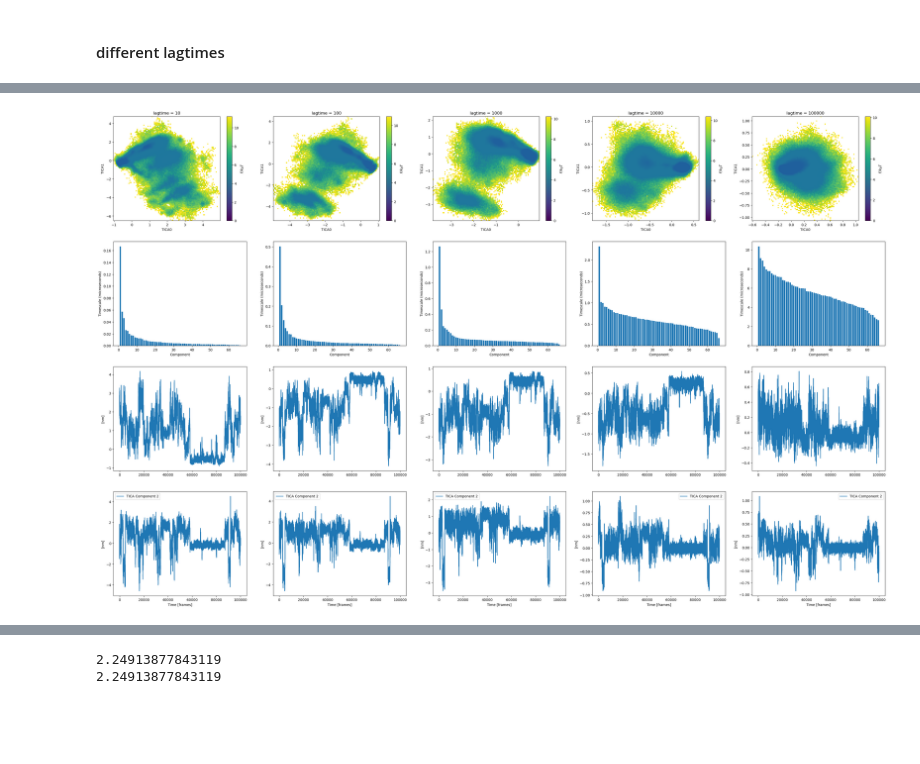
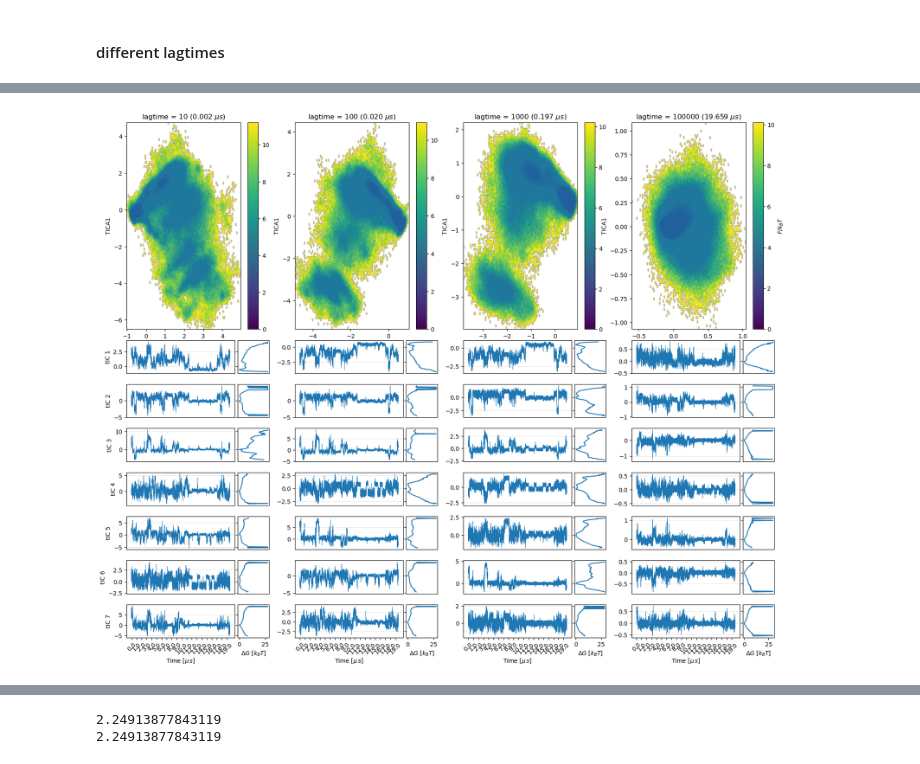
Before and after one commit to miriamzara/MSM, a Jupyter notebook: step_2new_dimensionality_reduction.ipynb, the cells around one changed output, grey strips where cells are left out. Cells and saved outputs as stored; diff of their text form; code cells hidden in the pictures; blank space fills up the shorter version.

Commit message:
lagtime with timeseries and histos

```diff
--- a/step_2new_dimensionality_reduction.ipynb
+++ b/step_2new_dimensionality_reduction.ipynb
@@ -100,31 +171,78 @@ pca_traj = pca.fit_transform(X)
 # %%
 X = dihedrals
-lagtime_array = [10, 100, 1000, 10000, 100000]
+lagtime_array = [10, 100, 1000, 100000]
+lagtime_microseconds = [lag * time_step_micros for lag in lagtime_array]
 
-fig, axes = plt.subplots(4, len(lagtime_array), figsize=(40, 5*len(lagtime_array)), sharey=False)
+
+"""
+n_tics = 8
+n_lags = len(lagtime_array)
+fig = plt.figure(figsize=(8.3*2 + 1, 10.5*2 + 4))
+
+gs = GridSpec(nrows=n_tics + 1, ncols=n_lags, figure=fig, height_ratios=[3] + [1] * n_tics, hspace = 0.2, wspace = 0.25)  # FES row is 4x taller)
+axes = np.empty((n_tics + 1, n_lags), dtype=object)
+
+for i in range(n_tics + 1):
+    for j in range(n_lags):
+        axes[i, j] = fig.add_subplot(gs[i, j])
+"""
+n_tics = 7
+n_lags = len(lagtime_array)
+
+fig = plt.figure(figsize=(5* n_lags, 16))
+
+gs = GridSpec(
+    nrows=n_tics + 1,
+    ncols=n_lags,
+    figure=fig,
+    height_ratios=[5] + [0.8] * n_tics,
+    hspace=0.2,
+    wspace=0.18
+)
+
+axes = np.empty((n_tics + 1, n_lags), dtype=object)
+
+for i in range(n_tics + 1):
+    for j in range(n_lags):
+        axes[i, j] = fig.add_subplot(gs[i, j])
+
 
 for lagtime in lagtime_array:
-    ticamodel = TICA(lagtime=lagtime, dim=5)
+    ticamodel = TICA(lagtime=lagtime, dim=n_tics)
     ticamodel.fit(X)
     tica_traj = ticamodel.transform(X)
-    plot_free_energy_projection(tica_traj, 0, 1, ax = axes[0, lagtime_array.index(lagtime)], axlabel = "TICA", axtitle = f"lagtime = {lagtime}")
+    if lagtime == lagtime_array[-1]:
+        colorbarlabel = r"$F/k_B T$"
+    else:
+        colorbarlabel = None
+    plot_free_energy_projection(tica_traj, 0, 1, ax = axes[0, lagtime_array.index(lagtime)], axlabel = "TICA", colorbarlabel = colorbarlabel, axtitle = rf"lagtime = {lagtime} ({lagtime_microseconds[lagtime_array.index(lagtime)]:.3f} $\mu s$)")
 
+    for component in range(n_tics):
 
-    # Plot timescales
-    timescales = ticamodel.model.timescales()
-    axes[1, lagtime_array.index(lagtime)].bar(range(1, len(timescales) + 1), timescales * time_step_micros)
-    axes[1, lagtime_array.index(lagtime)].set_xlabel("Component")
-    axes[1, lagtime_array.index(lagtime)].set_ylabel("Timescale (microseconds)")
+        j = lagtime_array.index(lagtime)
+        ax = axes[1 + component, j]
+        x = tica_traj[:100000, component]
+        ax.set_xticks(np.arange(0, 100000, one_microsecond_in_frames))
+        ax.set_xticklabels(np.arange(0, 100000/one_microsecond_in_frames, 1), rotation=45)
+        ax.plot(x, lw=0.5)
+        if lagtime == lagtime_array[0]:
+            ax.set_ylabel(f"tIC {component + 1}")
+        else:
+            ax.set_ylabel("")
+        ax.tick_params(axis="x", labelrotation=45)
+        ax.grid(axis="y", alpha=0.3)
+        ax_fe = add_1d_free_energy_axis(
+            ax=ax,
+            x=x,
+            bins=100,
+            color="C0")
+        if component < n_tics - 1:
+            ax.set_xticks([])
+            ax.set_xlabel("")
+            ax_fe.set_xticks([])
 
-
-
-    # Plot tica trajectory (component 1)
-    axes[2, lagtime_array.index(lagtime)].plot(tica_traj[:, 0][:100000], label="TICA Component 1")
-    axes[2, lagtime_array.index(lagtime)].set_ylabel("[nm]")
-    # Plot tica trajectory (component 1)
-    axes[3, lagtime_array.index(lagtime)].plot(tica_traj[:, 1][:100000], label="TICA Component 2")
-    axes[3, lagtime_array.index(lagtime)].set_xlabel("Time [frames]")
-    axes[3, lagtime_array.index(lagtime)].set_ylabel("[nm]")
-    axes[3, lagtime_array.index(lagtime)].legend()
+        else:
+            ax.set_xlabel(r"Time [$\mu\, s$]")
+            ax_fe.set_xlabel(r"$\Delta G$ [$k_B T$]")
 # %% [output]
-[figure, old version]
+[figure, new version]
```
Also changed, not shown: parts of 12 cells of this notebook.
